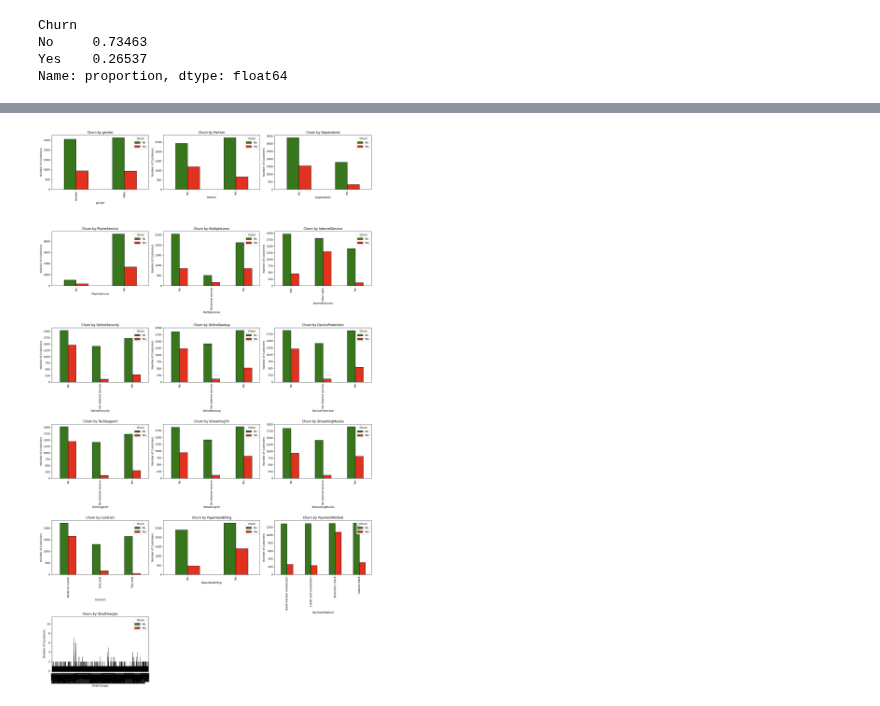
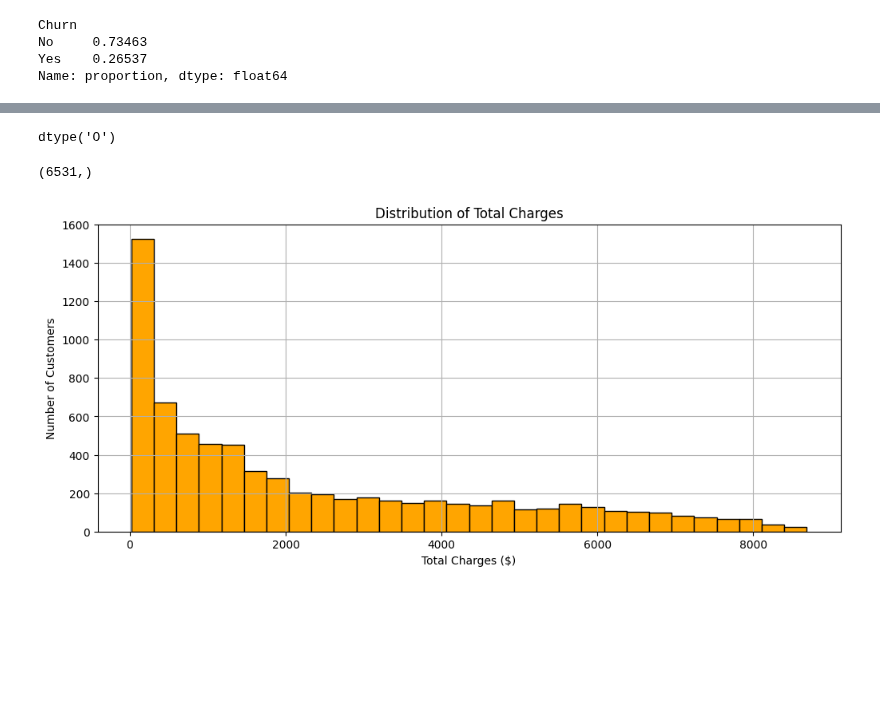
Before and after one commit to sanjayriram44/Churn-Algorithm-comparision, a Jupyter notebook: EDA.ipynb, the cells around one changed output, grey strips where cells are left out. Saved outputs shown, nothing was run; the diff lists cells and outputs as text; code cells hidden in the pictures; blank space fills up the shorter version.

```diff
--- a/EDA.ipynb
+++ b/EDA.ipynb
@@ -166,32 +161,18 @@ plt.show()
-# %%
-import matplotlib.pyplot as plt
-import seaborn as sns
-
-# 1. Identify all categorical columns automatically
-# We exclude 'Churn' (the target) and 'customerID' (too many unique values)
-cat_cols = df.select_dtypes(include=['object']).columns.tolist()
-if 'customerID' in cat_cols: cat_cols.remove('customerID')
-if 'Churn' in cat_cols: cat_cols.remove('Churn')
-
-# 2. Set up a grid for the plots
-n_cols = 3
-n_rows = (len(cat_cols) + n_cols - 1) // n_cols
-fig, axes = plt.subplots(nrows=n_rows, ncols=n_cols, figsize=(18, n_rows * 5))
-axes = axes.flatten()
-
-# 3. Loop through and create each plot
-for i, col in enumerate(cat_cols):
-    # Use the same logic from your first line of code!
-    plot_data = df.groupby([col, 'Churn']).size().unstack()
-    plot_data.plot(kind='bar', ax=axes[i], color=['#38761d', '#e0321f'], edgecolor='black')
-    axes[i].set_title(f'Churn by {col}')
-    axes[i].set_ylabel('Number of Customers')
-
-# 4. Clean up empty subplots and display
-for j in range(i + 1, len(axes)):
-    fig.delaxes(axes[j])
-
-plt.tight_layout()
-plt.show()
-# %% [output]
-[figure, removed]
+# %%
+df["TotalCharges"].dtype
+# %% [output]
+dtype('O')
+# %%
+df["TotalCharges"].unique().shape
+# %% [output]
+(6531,)
+# %%
+plt.figure(figsize=(12,5))
+plt.hist(pd.to_numeric(df["TotalCharges"], errors='coerce').dropna(), bins = 30, color='orange', edgecolor='black')
+plt.title("Distribution of Total Charges")
+plt.xlabel("Total Charges ($)")
+plt.ylabel("Number of Customers")
+plt.grid()
+plt.show()
+# %% [output]
+[figure, added]
```
Also changed, not shown: parts of 32 cells of this notebook.
